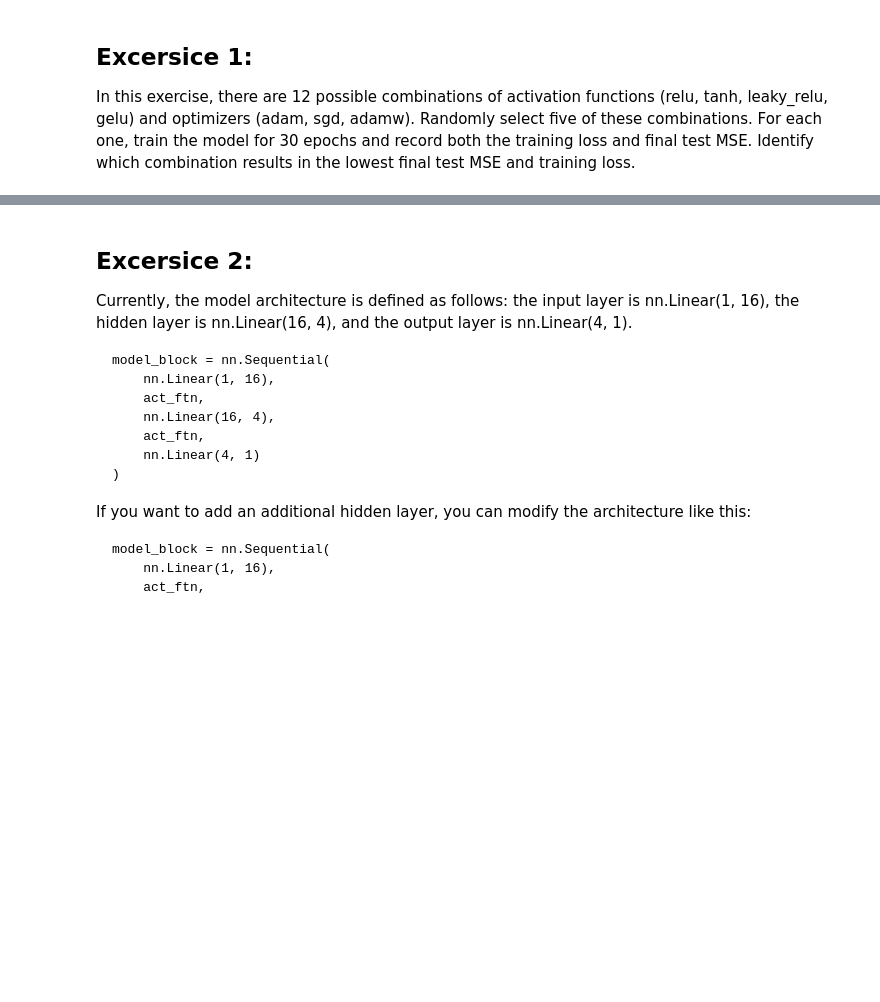
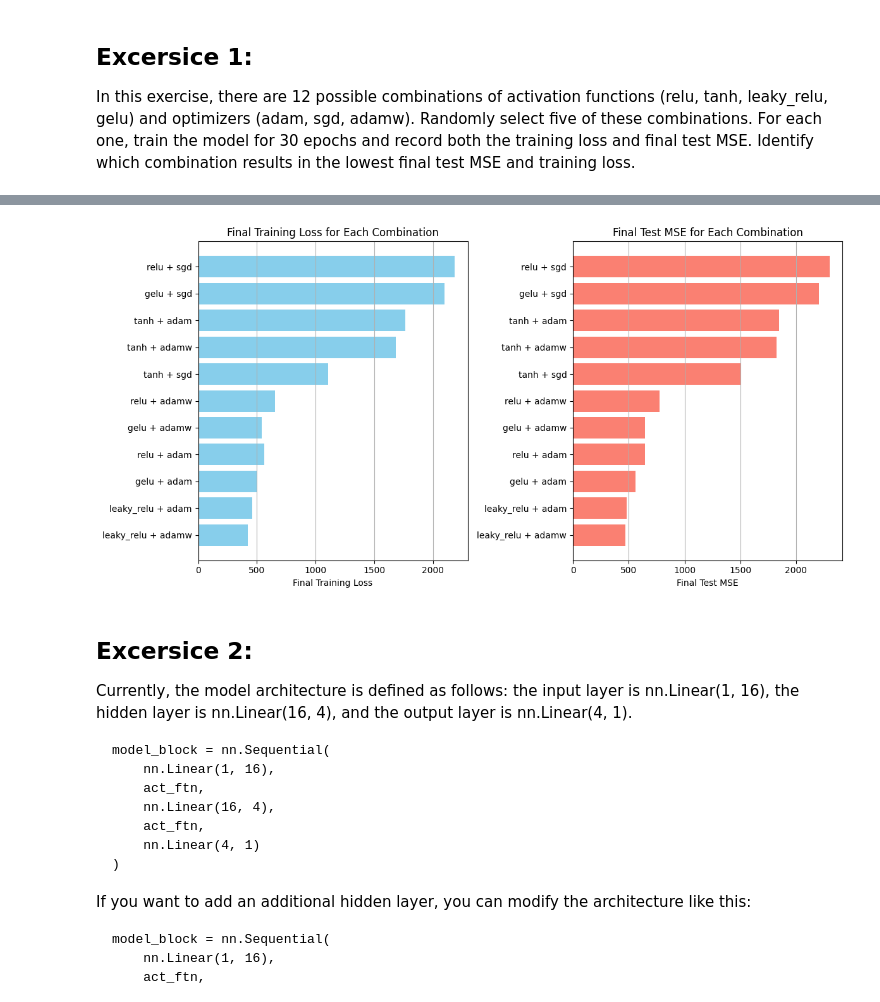
Before and after one commit to ka-reem/BuildingsBenchTutorial, a Jupyter notebook: Tutorials/Intro-Modules/Intro-NN.ipynb, the cells around one changed output, grey strips where cells are left out. Drawn from its saved outputs; the diff is of its cells as text; code cells hidden in the pictures; blank space fills up the shorter version.

```diff
--- a/Tutorials/Intro-Modules/Intro-NN.ipynb
+++ b/Tutorials/Intro-Modules/Intro-NN.ipynb
@@ -200,0 +216,98 @@ if __name__ == "__main__":
+# %%
+import torch
+import torch.nn as nn
+from torch.utils.data import DataLoader, Subset
+from sklearn.model_selection import train_test_split
+import numpy as np
+import pandas as pd
+import matplotlib.pyplot as plt
+
+# Define DatasetClass, ModelClass, TrainClass, and PlotClass (reuse from your notebook)
+
+# Define the combinations of activation functions and optimizers
+activations = ["relu", "tanh", "leaky_relu", "gelu"]
+optimizers = ["adam", "sgd", "adamw"]
+
+# Store results
+results = []
+
+# Iterate through all combinations
+for activation in activations:
+    for optimizer in optimizers:
+        print(f"Training with Activation: {activation}, Optimizer: {optimizer}")
+
+        # Define activation function
+        act_map = {
+            "relu": nn.ReLU(),
+            "tanh": nn.Tanh(),
+            "leaky_relu": nn.LeakyReLU(),
+            "gelu": nn.GELU()
+        }
+        act_ftn = act_map[activation.lower()]
+
+        # Define model architecture
+        model_block = nn.Sequential(
+            nn.Linear(1, 16),
+            act_ftn,
+            nn.Linear(16, 4),
+            act_ftn,
+            nn.Linear(4, 1)
+        )
+
+        # Initialize dataset, model, and trainer
+        dataset = DatasetClass()
+        model = ModelClass(model_block=model_block, activation=activation)
+        trainer = TrainClass(model, dataset, optimizer_name=optimizer, epochs=30)
+
+        # Train the model
+        trainer.train()
+
+        # Evaluate the model and get final test MSE
+        _, _ = trainer.evaluate()
+        preds, targets = trainer.evaluate()
+        final_test_mse = torch.nn.functional.mse_loss(preds, targets).item()  # Convert tensor to float
+
+        # Record the final training loss and test MSE
+        final_train_loss = trainer.train_losses[-1]
+        results.append({
+            "Activation": activation,
+            "Optimizer": optimizer,
+            "Final Training Loss": final_train_loss,
+            "Final Test MSE": final_test_mse
+        })
+
+# Convert results to a DataFrame
+results_df = pd.DataFrame(results)
+
+# Sort by the lowest test MSE
+results_df = results_df.sort_values(by="Final Test MSE")
+
+# Print the results in a table
+print("\nResults:")
+print(results_df)
+
+# Highlight the best combination
+best_combination = results_df.iloc[0]
+print(f"\nBest Combination: Activation = {best_combination['Activation']}, Optimizer = {best_combination['Optimizer']}")
+print(f"Lowest Test MSE: {best_combination['Final Test MSE']}")
+
+# Plot Final Training Loss and Test MSE for all combinations
+plt.figure(figsize=(12, 6))
+
+# Plot Final Training Loss
+plt.subplot(1, 2, 1)
+plt.barh(results_df["Activation"] + " + " + results_df["Optimizer"], results_df["Final Training Loss"], color="skyblue")
+plt.xlabel("Final Training Loss")
+plt.title("Final Training Loss for Each Combination")
+plt.grid(axis="x")
+
+# Plot Final Test MSE
+plt.subplot(1, 2, 2)
+plt.barh(results_df["Activation"] + " + " + results_df["Optimizer"], results_df["Final Test MSE"], color="salmon")
+plt.xlabel("Final Test MSE")
+plt.title("Final Test MSE for Each Combination")
+plt.grid(axis="x")
+
+plt.tight_layout()
+plt.show()
+# %% [output]
@@ -201,3 +331,4 @@ if __name__ == "__main__":
+[figure, added]
 # %% [markdown]
 ## Excersice 2:
 Currently, the model architecture is defined as follows: the input layer is nn.Linear(1, 16), the hidden layer is nn.Linear(16, 4), and the output layer is nn.Linear(4, 1).
```
Also changed, not shown: parts of 2 cells of this notebook.
